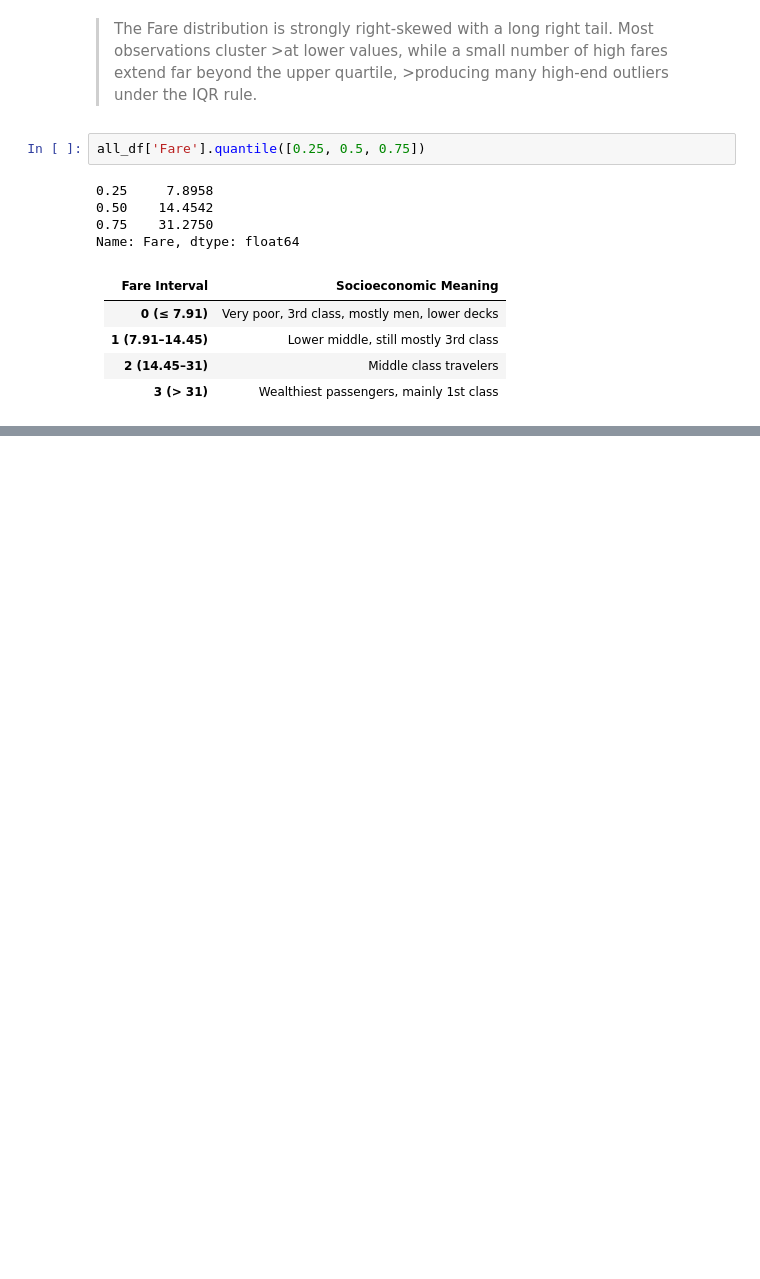
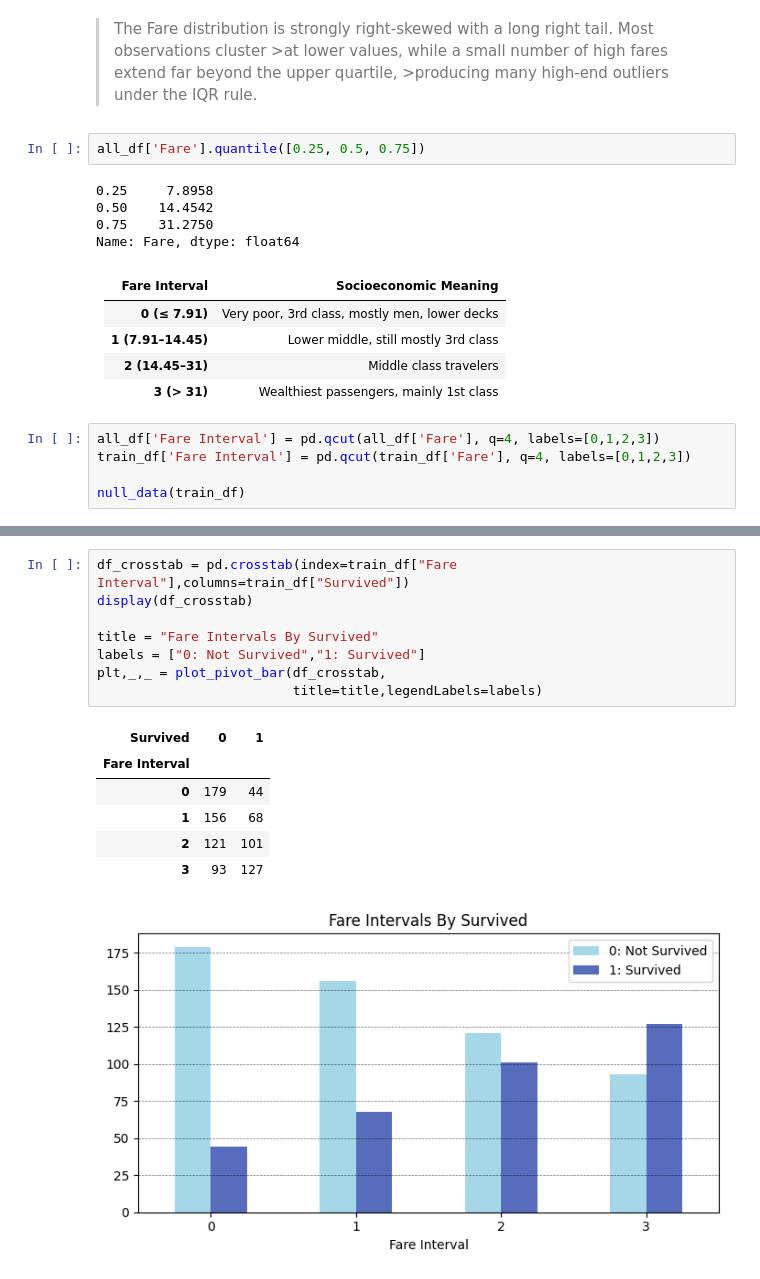
Before and after one commit to powernusa/titanic-eda, a Jupyter notebook: titanic_eda.ipynb, the cells around one changed output, grey strips where cells are left out. Drawn from its saved outputs; the diff is of its cells as text; blank space fills up the shorter version.

Commit message:
feat: 4I. Fare By Survived

```diff
--- a/titanic_eda.ipynb
+++ b/titanic_eda.ipynb
@@ -493,3 +493,8 @@ Name: Fare, dtype: float64
 | **1 (7.91–14.45)** | Lower middle, still mostly 3rd class          |
 | **2 (14.45–31)**   | Middle class travelers                        |
 | **3 (> 31)**       | Wealthiest passengers, mainly 1st class       |
+# %%
+all_df['Fare Interval'] = pd.qcut(all_df['Fare'], q=4, labels=[0,1,2,3])
+train_df['Fare Interval'] = pd.qcut(train_df['Fare'], q=4, labels=[0,1,2,3])
+
+null_data(train_df)
@@ -495,0 +506,16 @@ Name: Fare, dtype: float64
+# %%
+df_crosstab = pd.crosstab(index=train_df["Fare Interval"],columns=train_df["Survived"])
+display(df_crosstab)
+
+title = "Fare Intervals By Survived"
+labels = ["0: Not Survived","1: Survived"]
+plt,_,_ = plot_pivot_bar(df_crosstab,
+                         title=title,legendLabels=labels)
+# %% [output]
+| Survived | 0 | 1 |
+| Fare Interval |  |  |
+| 0 | 179 | 44 |
+| 1 | 156 | 68 |
+| 2 | 121 | 101 |
+| 3 | 93 | 127 |
+[figure, added]
```
Also changed, not shown: parts of 1 cell of this notebook.
